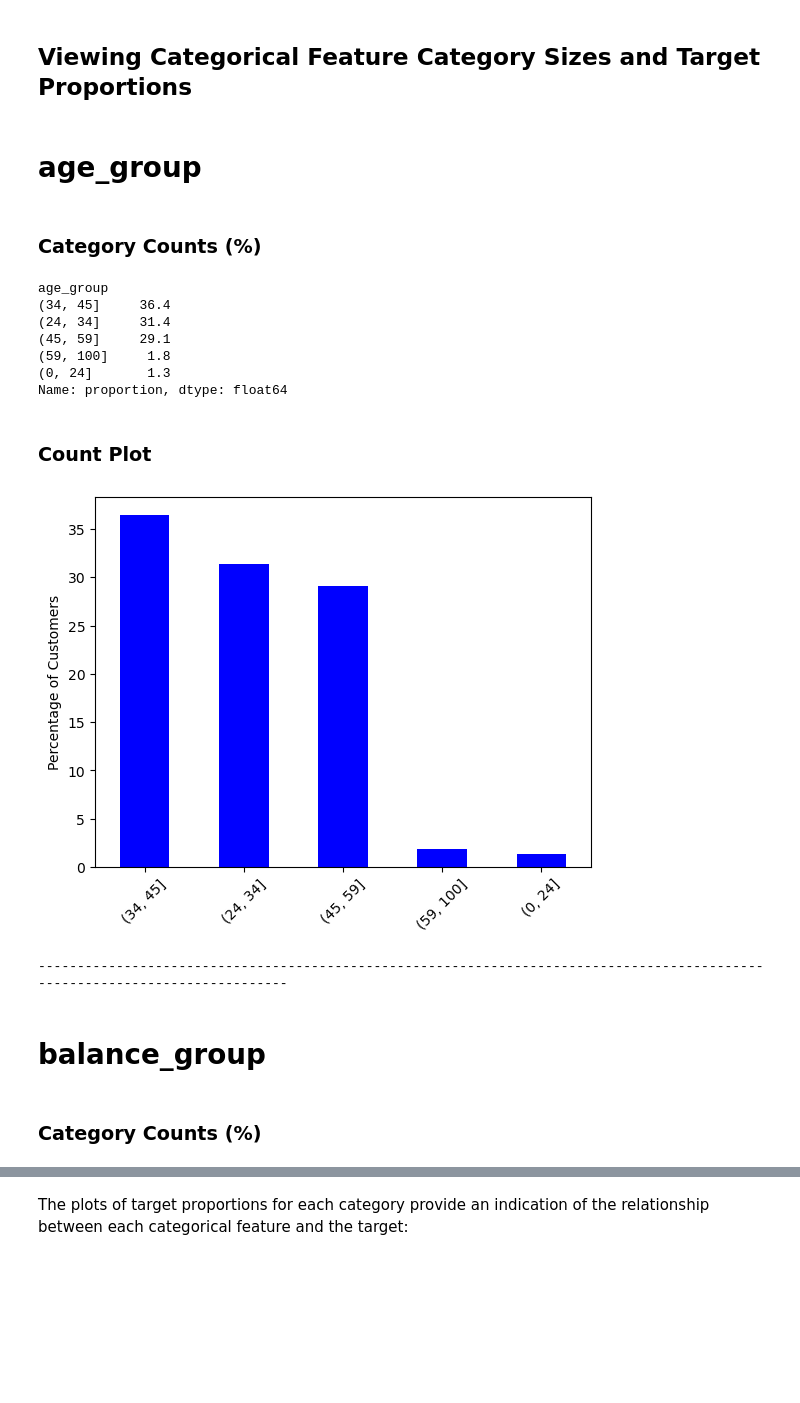
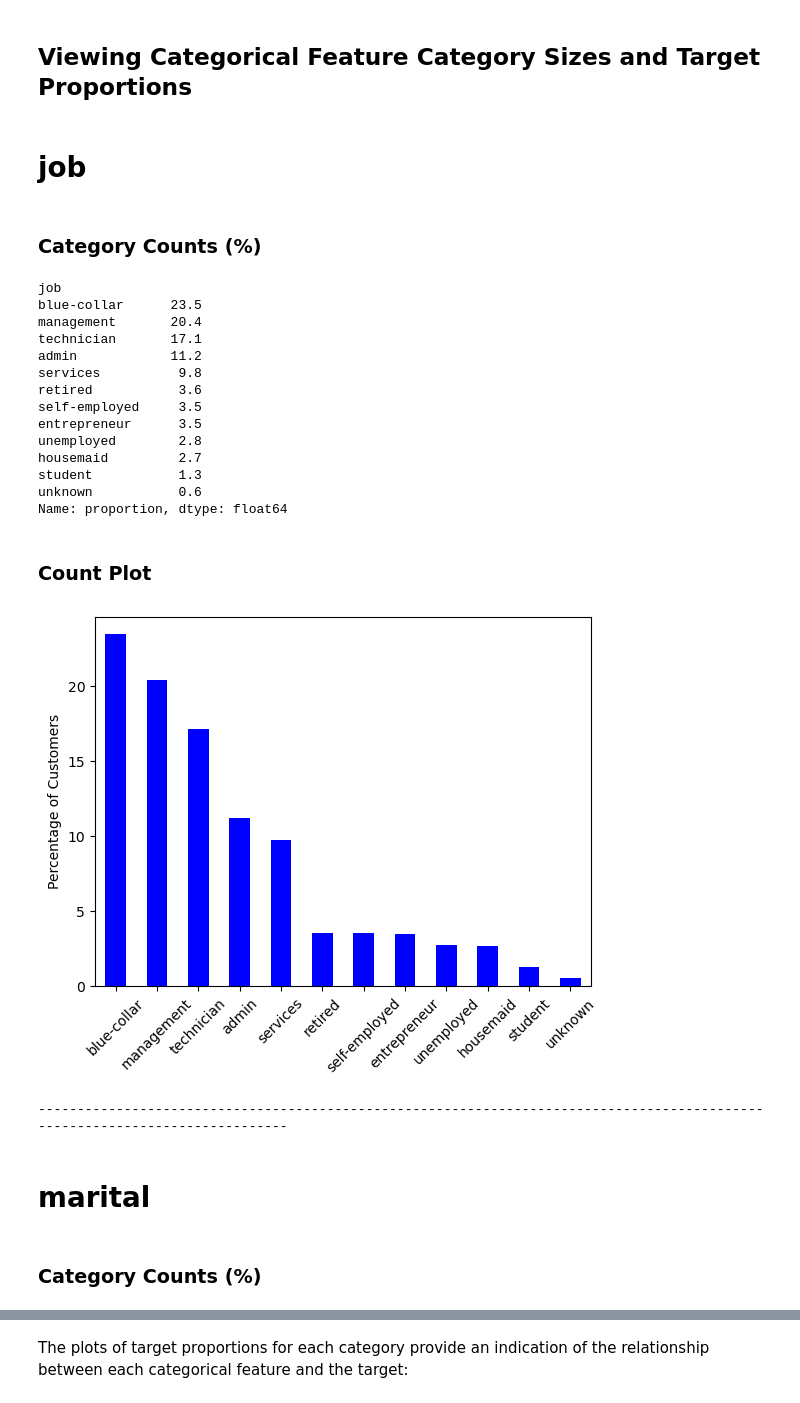
Before and after one commit to mattclark186/uyBvjh22fVpcb3UX, a Jupyter notebook: notebooks/exploration/exploratory_data_analysis.ipynb, the cells around one changed output, grey strips where cells are left out. Saved outputs shown, nothing was run; the diff lists cells and outputs as text; code cells hidden in the pictures; blank space fills up the shorter version.

```diff
--- a/notebooks/exploration/exploratory_data_analysis.ipynb
+++ b/notebooks/exploration/exploratory_data_analysis.ipynb
@@ -277,38 +277,45 @@ campaign_group
 Name: count, dtype: int64
 # %%
 # converting categorical columns to dtype 'category'
-cat_cols = ['job', 'marital', 'education', 'default', 'housing', 'loan', 'contact']
+cat_cols = data.select_dtypes(include='category').columns
 for col in cat_cols:
     data[col] = data[col].astype('object')
 # %% [markdown]
 ## Viewing Categorical Feature Category Sizes and Target Proportions
 # %%
 # show the value counts of each categorical column
-cat_data = data.select_dtypes(include='category')
+cat_data = data.select_dtypes(include='object')
 
 for col in cat_data.columns:
     display(Markdown(f'# {col}'))
     display(Markdown('### Category Counts (%)'))
     print(((data[col].value_counts(normalize=True))* 100).round(1))
     display(Markdown('### Count Plot'))
     (data[col].value_counts(normalize=True)* 100).plot(kind='bar', color='blue')
     plt.xlabel('')
     plt.ylabel('Percentage of Customers')
     plt.xticks(rotation=45)
     plt.show()
     print('-----------------------------------------------------------------------------------------------------------------------------')
 # %% [output]
-# age_group
+# job
 ### Category Counts (%)
-age_group
-(34, 45]     36.4
-(24, 34]     31.4
-(45, 59]     29.1
-(59, 100]     1.8
-(0, 24]       1.3
+job
+blue-collar      23.5
+management       20.4
+technician       17.1
+admin            11.2
+services          9.8
+retired           3.6
+self-employed     3.5
+entrepreneur      3.5
+unemployed        2.8
+housemaid         2.7
+student           1.3
+unknown           0.6
 Name: proportion, dtype: float64
 ### Count Plot
-[figure, old version]
+[figure, new version]
 -----------------------------------------------------------------------------------------------------------------------------
-# balance_group
+# marital
 ### Category Counts (%)
```
Also changed, not shown: parts of 2 cells of this notebook, 2 other files.
